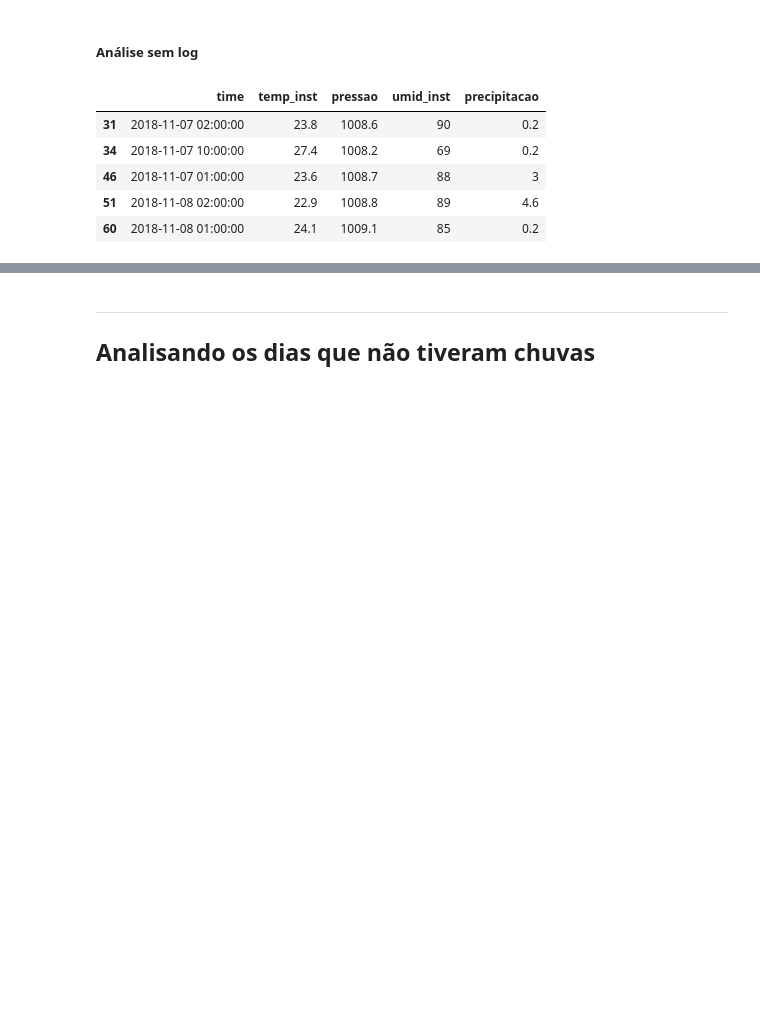
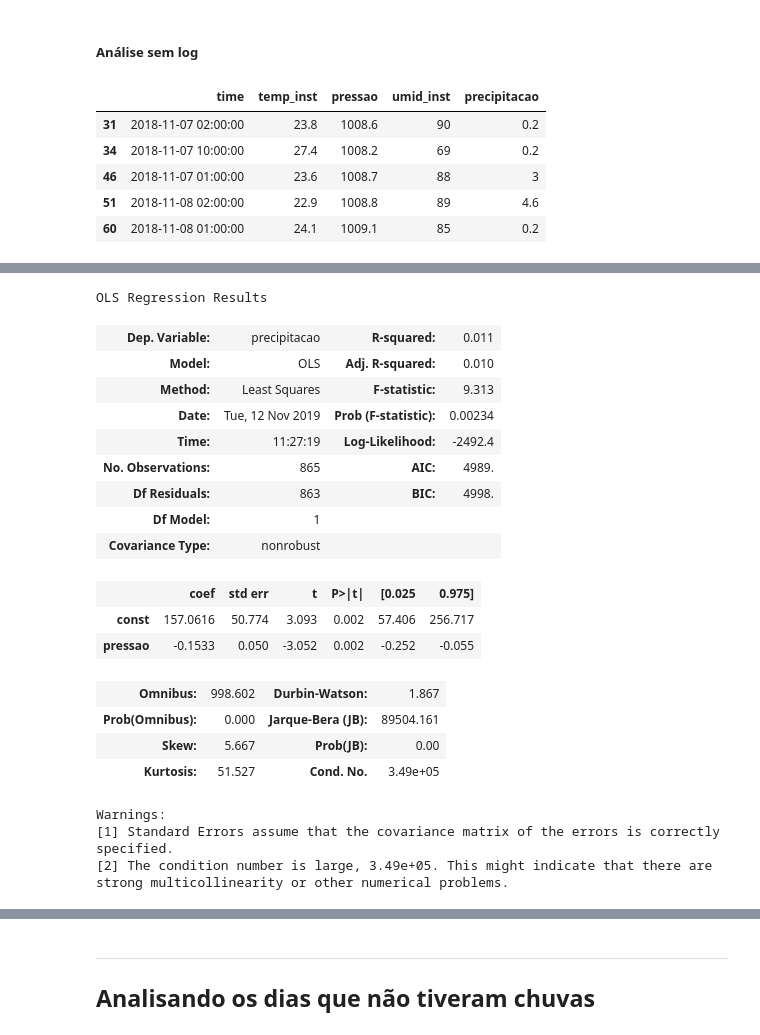
Before and after one commit to Joao-Pedro-Chacon-Ruiz/Modelo_de_precificacao_carros, a Jupyter notebook: Previsao_chuva.ipynb, the cells around one changed output, grey strips where cells are left out. Saved outputs shown, nothing was run; the diff lists cells and outputs as text; code cells hidden in the pictures; blank space fills up the shorter version.

```diff
--- a/Previsao_chuva.ipynb
+++ b/Previsao_chuva.ipynb
@@ -193,0 +218,26 @@ Correlação entre precipitação e temperatura: -0.06301063775797605
+# %%
+model = sm.OLS(precipitacao1,sm.add_constant(pressao1))
+results = model.fit()
+results.summary()
+# %% [output]
+OLS Regression Results
+| Dep. Variable: | precipitacao | R-squared: | 0.011 |
+| Model: | OLS | Adj. R-squared: | 0.010 |
+| Method: | Least Squares | F-statistic: | 9.313 |
+| Date: | Tue, 12 Nov 2019 | Prob (F-statistic): | 0.00234 |
+| Time: | 11:27:19 | Log-Likelihood: | -2492.4 |
+| No. Observations: | 865 | AIC: | 4989. |
+| Df Residuals: | 863 | BIC: | 4998. |
+| Df Model: | 1 |  |  |
+| Covariance Type: | nonrobust |  |  |
+|  | coef | std err | t | P>|t| | [0.025 | 0.975] |
+| const | 157.0616 | 50.774 | 3.093 | 0.002 | 57.406 | 256.717 |
+| pressao | -0.1533 | 0.050 | -3.052 | 0.002 | -0.252 | -0.055 |
+| Omnibus: | 998.602 | Durbin-Watson: | 1.867 |
+| Prob(Omnibus): | 0.000 | Jarque-Bera (JB): | 89504.161 |
+| Skew: | 5.667 | Prob(JB): | 0.00 |
+| Kurtosis: | 51.527 | Cond. No. | 3.49e+05 |
+Warnings:
+[1] Standard Errors assume that the covariance matrix of the errors is correctly specified.
+[2] The condition number is large, 3.49e+05. This might indicate that there are
+strong multicollinearity or other numerical problems.
```
Also changed, not shown: parts of 13 cells of this notebook.
